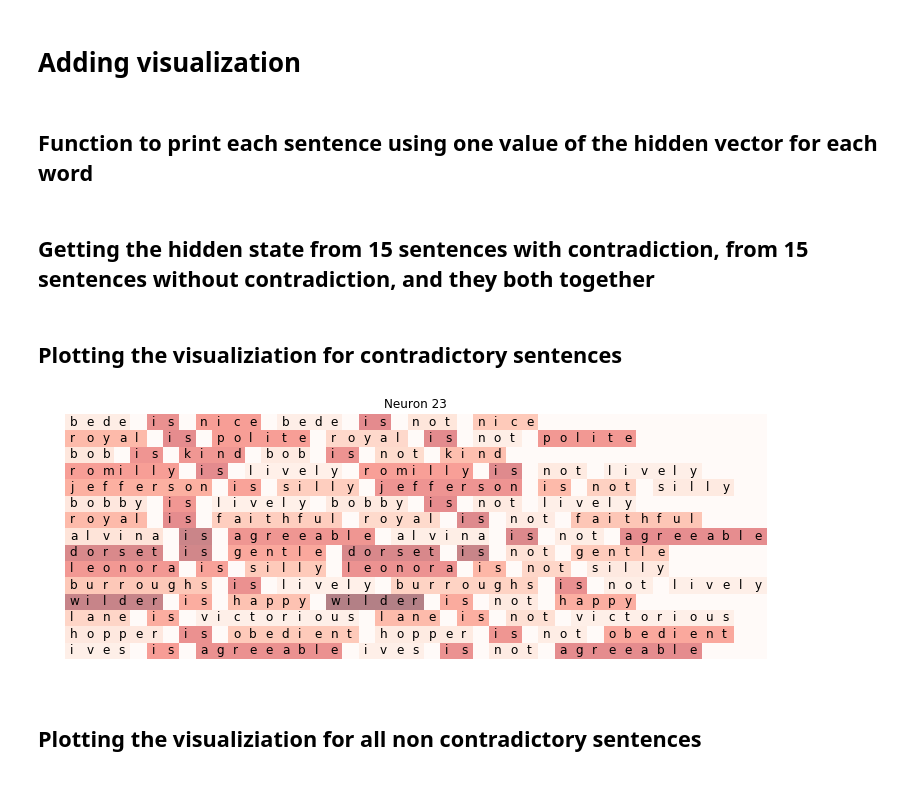
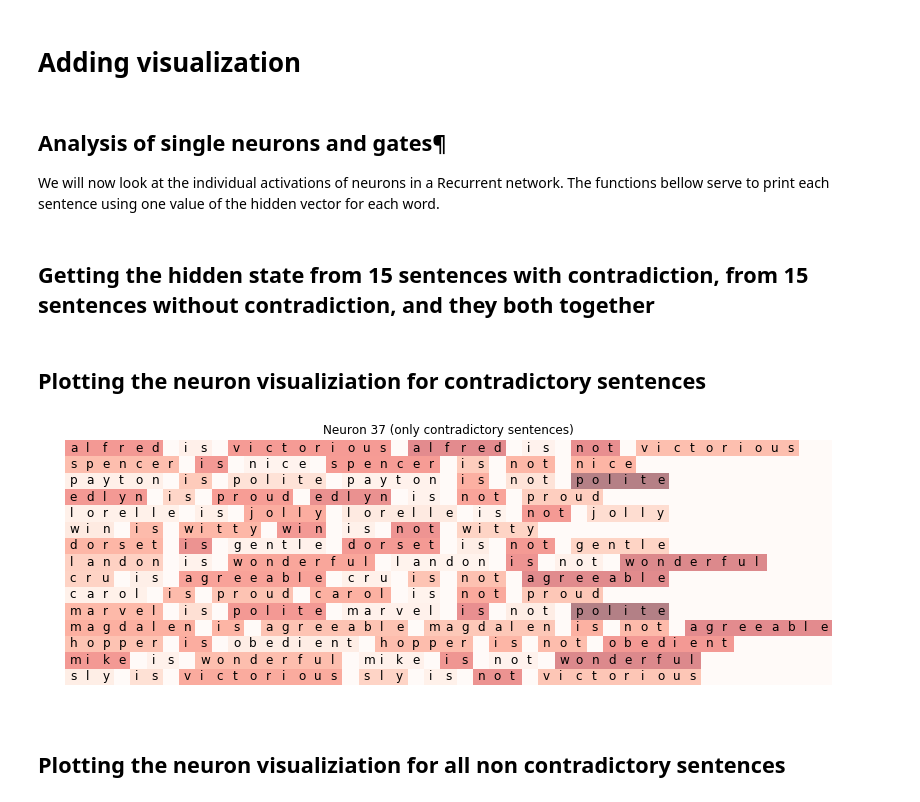
Before and after one commit to felipessalvatore/ContraQA, a Jupyter notebook: contra_qa/train/first_train_b1.ipynb, the cells around one changed output. Saved outputs shown, nothing was run; the diff lists cells and outputs as text; code cells hidden in the pictures.

```diff
--- a/contra_qa/train/first_train_b1.ipynb
+++ b/contra_qa/train/first_train_b1.ipynb
@@ -567,7 +567,9 @@ plot_confusion_matrix(truth=labels.numpy(),
 # %% [markdown]
 # Adding visualization
 # %% [markdown]
-## Function to print each sentence using one value of the hidden vector for each word
+## Analysis of single neurons and gates¶
+
+We will now look at the individual activations of neurons in a Recurrent network. The functions bellow serve to print each sentence using one value of the hidden vector for each word.
 # %%
 def sentence_plot(sentences, values, title=None):
     """
@@ -664,15 +666,14 @@ all_hiddend_states_contra = get_hidden(some_test_sentences_contra, model, mode="
 all_hiddend_states_non_contra = get_hidden(some_test_sentences_non_contra, model, mode="softmax")
 all_hiddend_states = get_hidden(some_sentences, model, mode="softmax")
 # %% [markdown]
-## Plotting the visualiziation for contradictory sentences
+## Plotting the neuron visualiziation for contradictory sentences
-# %%
-sentence_plot(some_test_sentences_contra,
-              all_hiddend_states_contra[:,:,23],
-              title="Neuron {}".format(23))
-
-# for dim in range(config.rnn_dim):
-#     sentence_plot(some_test_sentences_contra, all_hiddend_states_contra[:,:,dim], title="Neuron {}".format(dim))
-# %% [output]
-[figure, removed]
+# %%
+neuron_id = np.random.randint(0, config.rnn_dim)
+
+sentence_plot(some_test_sentences_contra,
+              all_hiddend_states_contra[:, :, neuron_id],
+              title="Neuron {} (only contradictory sentences)".format(neuron_id))
+# %% [output]
+[figure, added]
 # %% [markdown]
-## Plotting the visualiziation for all non contradictory sentences
+## Plotting the neuron visualiziation for all non contradictory sentences
```
Also changed, not shown: parts of 13 cells of this notebook.
